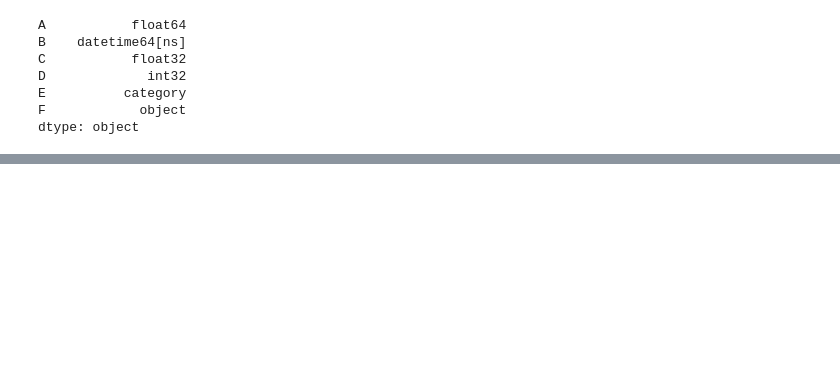
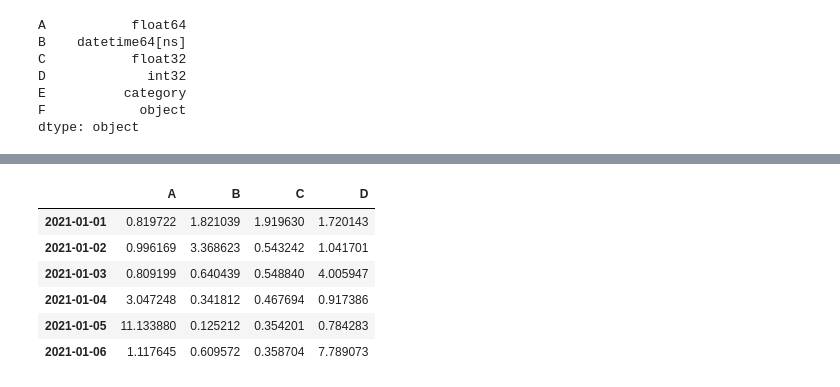
Before and after one commit to LuziaAm/Python, a Jupyter notebook: primeiroPassosPandas.ipynb, the cells around one changed output, grey strips where cells are left out. Cells and saved outputs as stored; diff of their text form; code cells hidden in the pictures; blank space fills up the shorter version.

```diff
--- a/primeiroPassosPandas.ipynb
+++ b/primeiroPassosPandas.ipynb
@@ -63,0 +128,10 @@ dtype: object
+# %%
+np.exp(df)
+# %% [output]
+|  | A | B | C | D |
+| 2021-01-01 | 0.819722 | 1.821039 | 1.919630 | 1.720143 |
+| 2021-01-02 | 0.996169 | 3.368623 | 0.543242 | 1.041701 |
+| 2021-01-03 | 0.809199 | 0.640439 | 0.548840 | 4.005947 |
+| 2021-01-04 | 3.047248 | 0.341812 | 0.467694 | 0.917386 |
+| 2021-01-05 | 11.133880 | 0.125212 | 0.354201 | 0.784283 |
+| 2021-01-06 | 1.117645 | 0.609572 | 0.358704 | 7.789073 |
```
Also changed, not shown: parts of 15 cells of this notebook.
